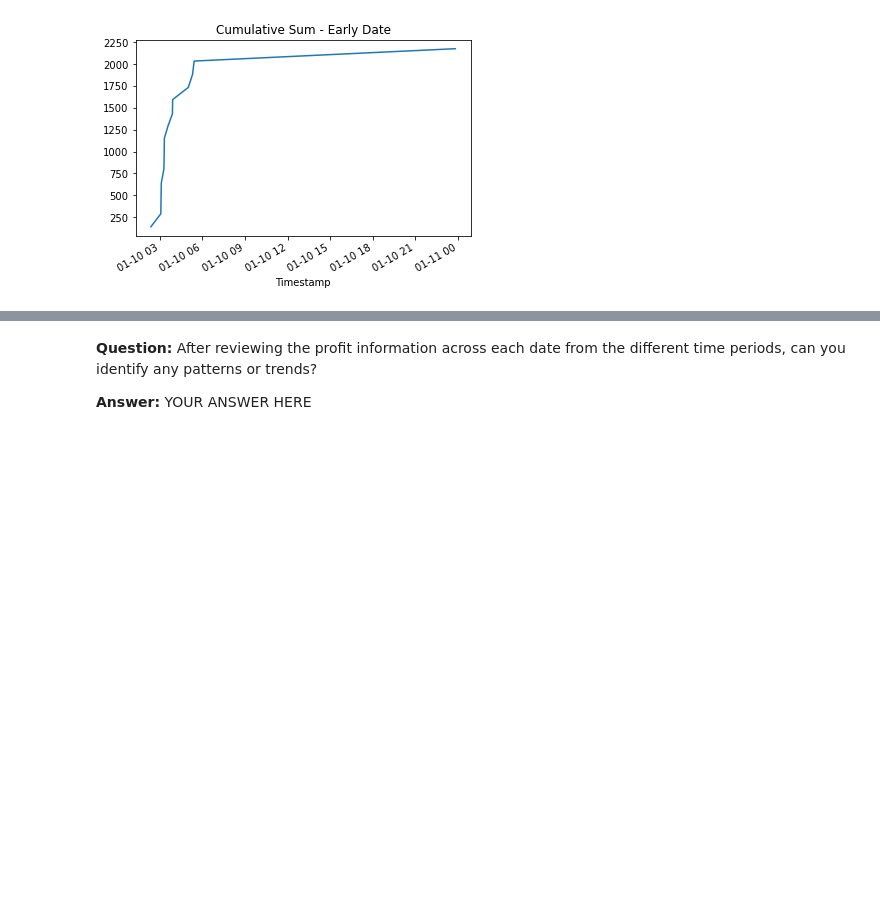
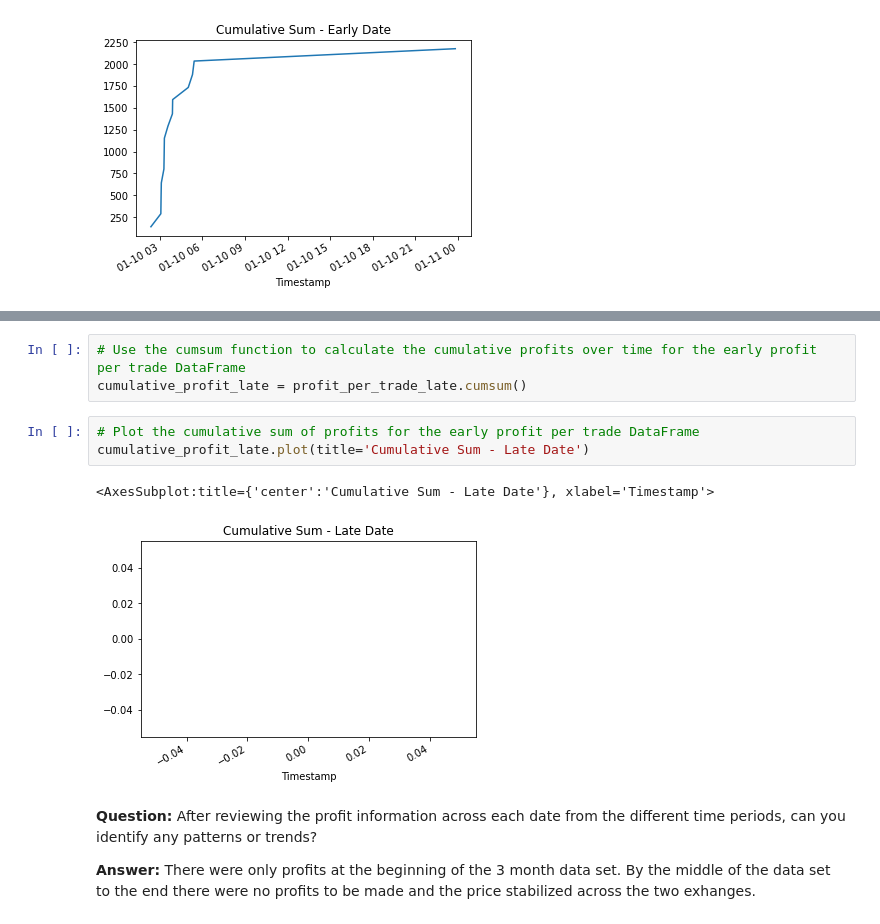
Before and after one commit to Arty-j/Arbitrage_opportunities, a Jupyter notebook: crypto_arbitrage.ipynb, the cells around one changed output, grey strips where cells are left out. Cells and saved outputs as stored; diff of their text form; blank space fills up the shorter version.

```diff
--- a/crypto_arbitrage.ipynb
+++ b/crypto_arbitrage.ipynb
@@ -617,4 +820,13 @@ cumulative_profit_early.plot(title='Cumulative Sum - Early Date')
+# %%
+# Use the cumsum function to calculate the cumulative profits over time for the early profit per trade DataFrame
+cumulative_profit_late = profit_per_trade_late.cumsum()
+# %%
+# Plot the cumulative sum of profits for the early profit per trade DataFrame
+cumulative_profit_late.plot(title='Cumulative Sum - Late Date')
+# %% [output]
+<AxesSubplot:title={'center':'Cumulative Sum - Late Date'}, xlabel='Timestamp'>
+[figure, added]
 # %% [markdown]
 **Question:** After reviewing the profit information across each date from the different time periods, can you identify any patterns or trends?
 
-**Answer:** YOUR ANSWER HERE
+**Answer:** There were only profits at the beginning of the 3 month data set. By the middle of the data set to the end there were no profits to be made and the price stabilized across the two exhanges.
```
Also changed, not shown: parts of 20 cells of this notebook.
